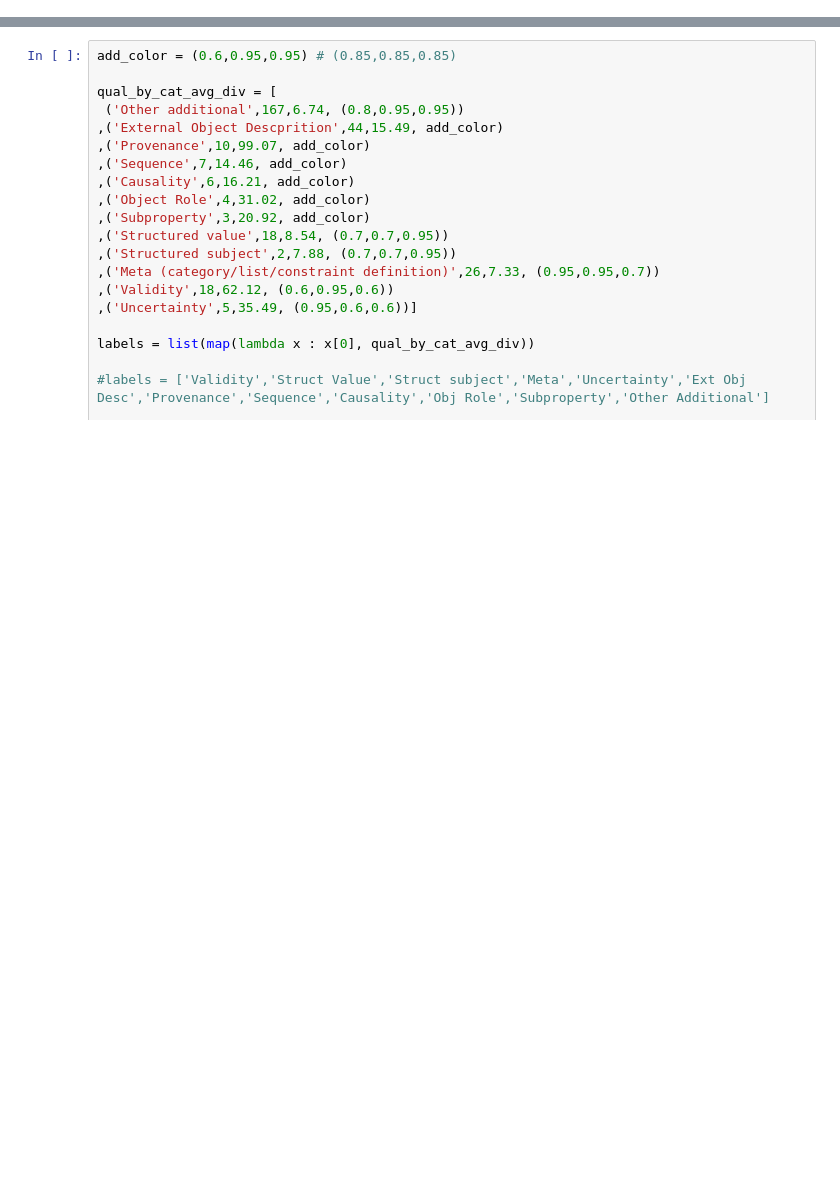
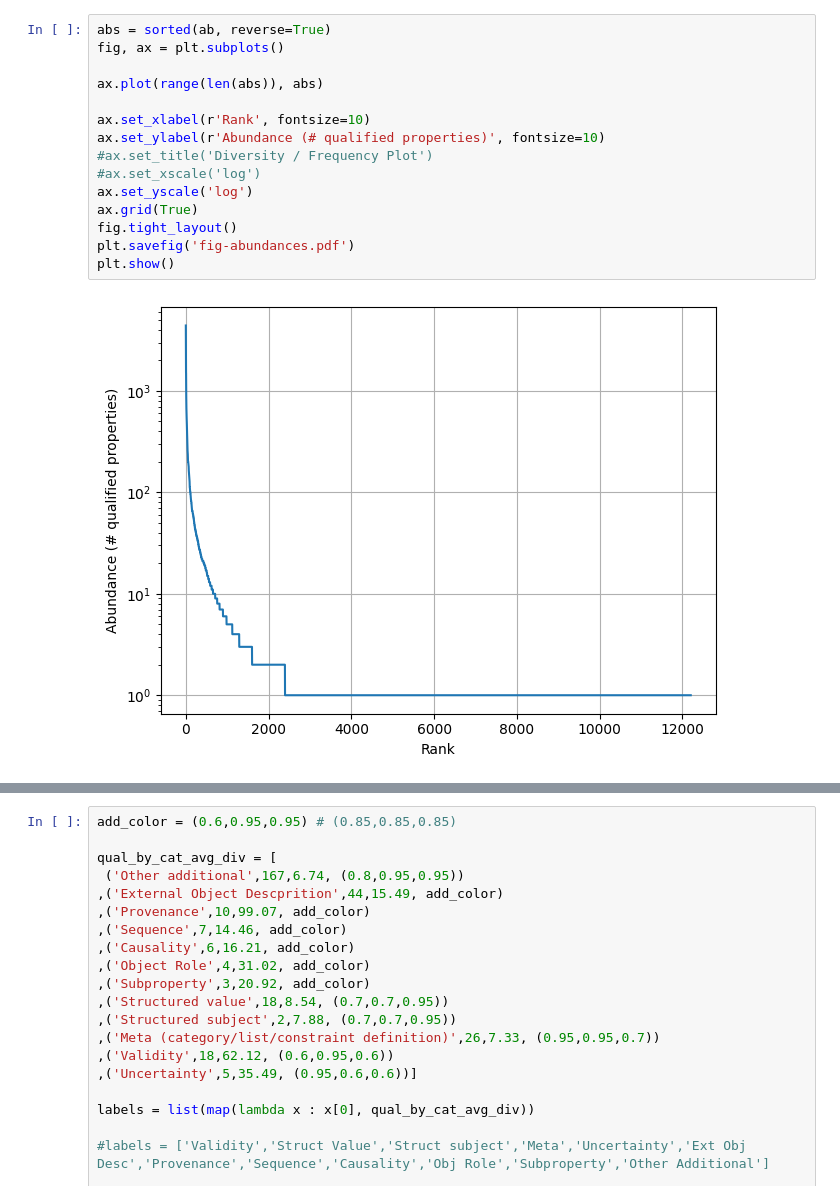
Before and after one commit to cui-ke/wikidata-qualifiers, a Jupyter notebook: src/stats/q-analysis-plots.ipynb, the cells around one changed output, grey strips where cells are left out. Saved outputs shown, nothing was run; the diff lists cells and outputs as text; blank space fills up the shorter version.

```diff
--- a/src/stats/q-analysis-plots.ipynb
+++ b/src/stats/q-analysis-plots.ipynb
@@ -37,3 +46,20 @@ plt.show()
+# %%
+abs = sorted(ab, reverse=True)
+fig, ax = plt.subplots()
+
+ax.plot(range(len(abs)), abs)
+
+ax.set_xlabel(r'Rank', fontsize=10)
+ax.set_ylabel(r'Abundance (# qualified properties)', fontsize=10)
+#ax.set_title('Diversity / Frequency Plot')
+#ax.set_xscale('log')
+ax.set_yscale('log')
+ax.grid(True)
+fig.tight_layout()
+plt.savefig('fig-abundances.pdf')
+plt.show()
+# %% [output]
+[figure, added]
 # %%
 import matplotlib.pyplot as plt
 import numpy as np
```
Also changed, not shown: parts of 6 cells of this notebook, 17 other files.
